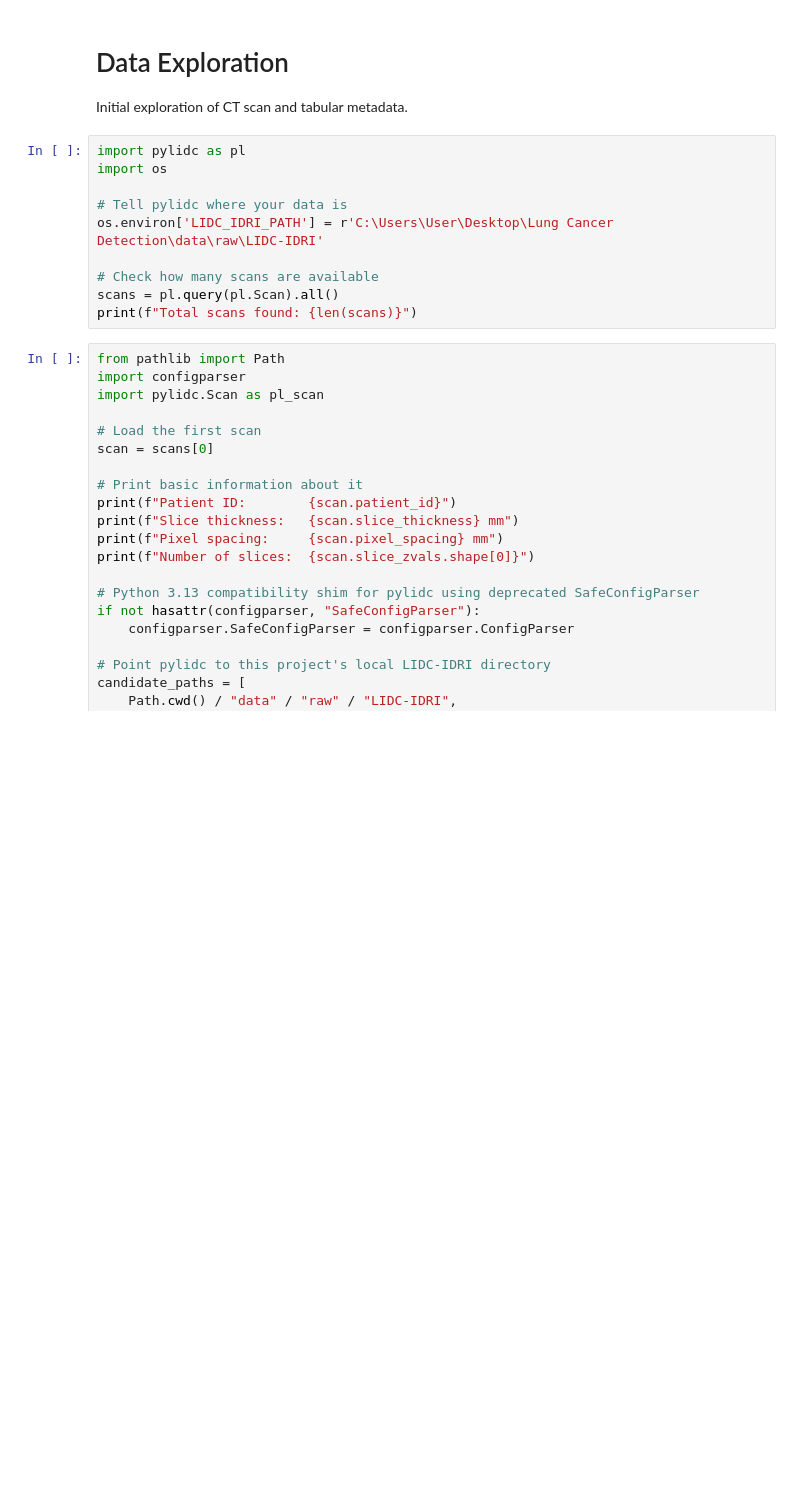
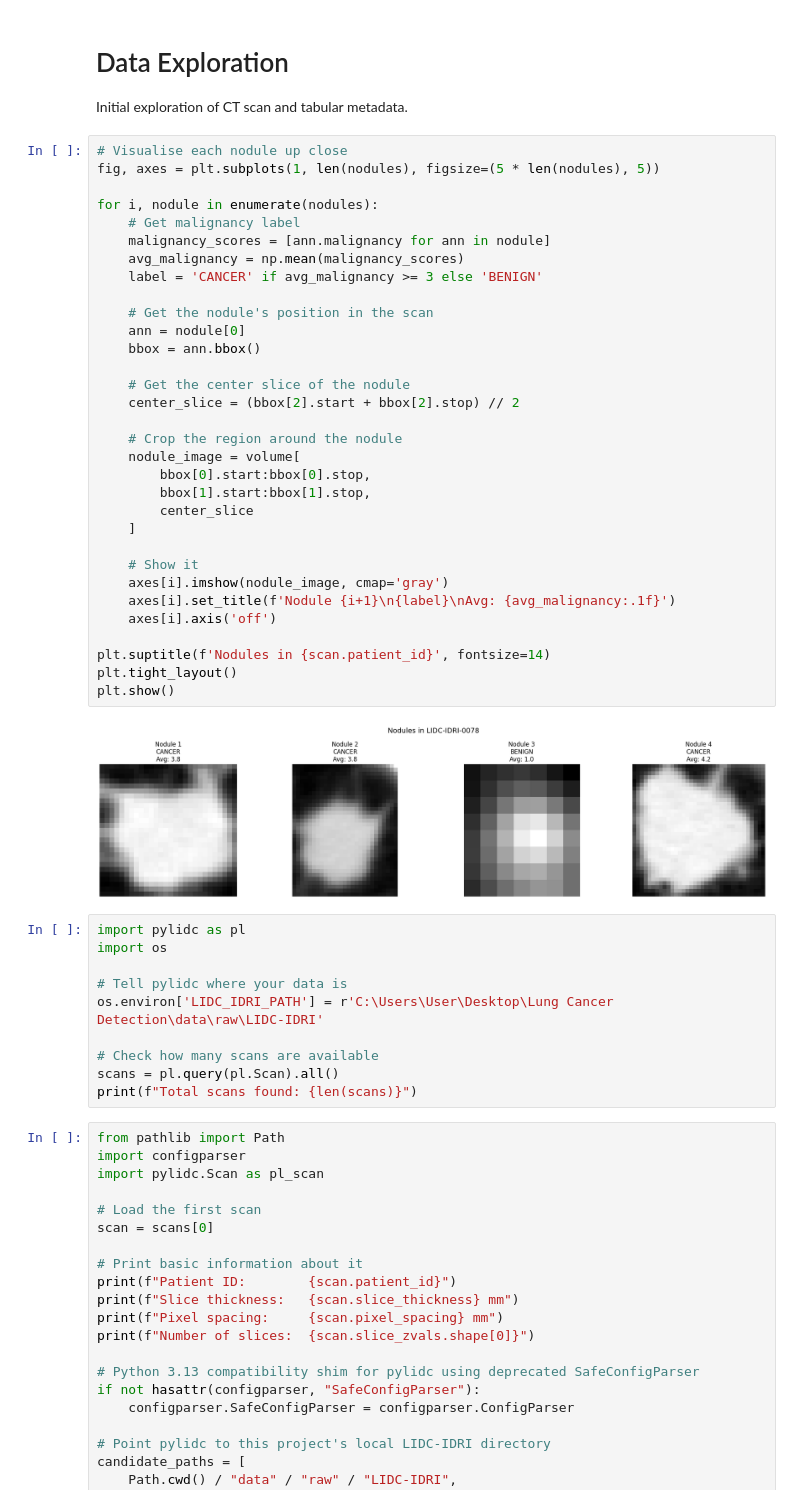
Before and after one commit to chamethyaY/Dual-Stage-Lung-Cancer-Detection-, a Jupyter notebook: notebooks/01_data_exploration.ipynb, the cells around one changed output. Cells and saved outputs as stored; diff of their text form; blank space fills up the shorter version.

Commit message:
feat: add nodule close-up visualization with malignancy labels

```diff
--- a/notebooks/01_data_exploration.ipynb
+++ b/notebooks/01_data_exploration.ipynb
@@ -1,6 +1,40 @@
 # %% [markdown]
 # Data Exploration
 Initial exploration of CT scan and tabular metadata.
+# %%
+# Visualise each nodule up close
+fig, axes = plt.subplots(1, len(nodules), figsize=(5 * len(nodules), 5))
+
+for i, nodule in enumerate(nodules):
+    # Get malignancy label
+    malignancy_scores = [ann.malignancy for ann in nodule]
+    avg_malignancy = np.mean(malignancy_scores)
+    label = 'CANCER' if avg_malignancy >= 3 else 'BENIGN'
+
+    # Get the nodule's position in the scan
+    ann = nodule[0]
+    bbox = ann.bbox()
+
+    # Get the center slice of the nodule
+    center_slice = (bbox[2].start + bbox[2].stop) // 2
+
+    # Crop the region around the nodule
+    nodule_image = volume[
+        bbox[0].start:bbox[0].stop,
+        bbox[1].start:bbox[1].stop,
+        center_slice
+    ]
+
+    # Show it
+    axes[i].imshow(nodule_image, cmap='gray')
+    axes[i].set_title(f'Nodule {i+1}\n{label}\nAvg: {avg_malignancy:.1f}')
+    axes[i].axis('off')
+
+plt.suptitle(f'Nodules in {scan.patient_id}', fontsize=14)
+plt.tight_layout()
+plt.show()
+# %% [output]
+[figure, added]
 # %%
 import pylidc as pl
 import os
```
Also changed, not shown: parts of 2 cells of this notebook.
